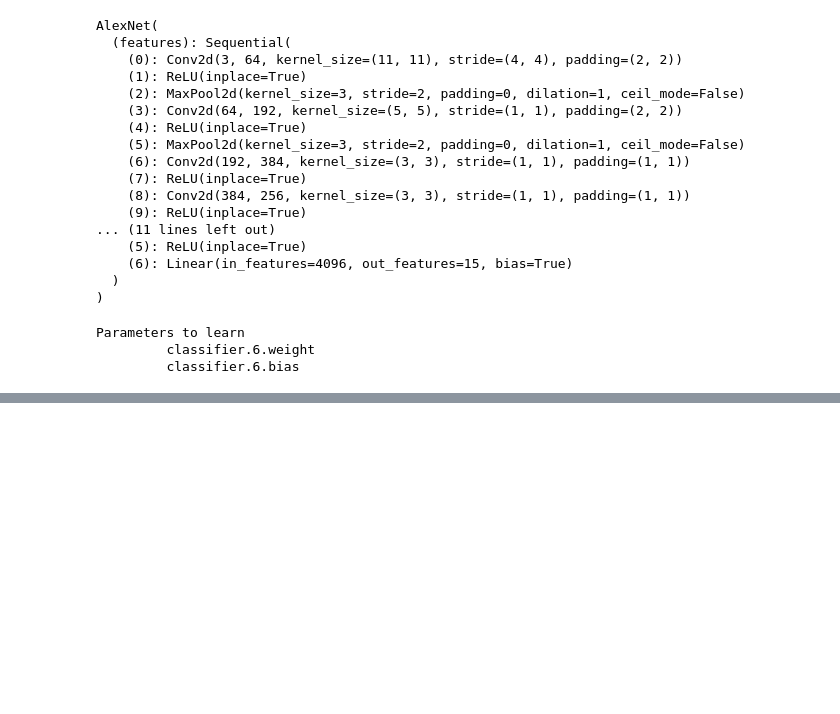
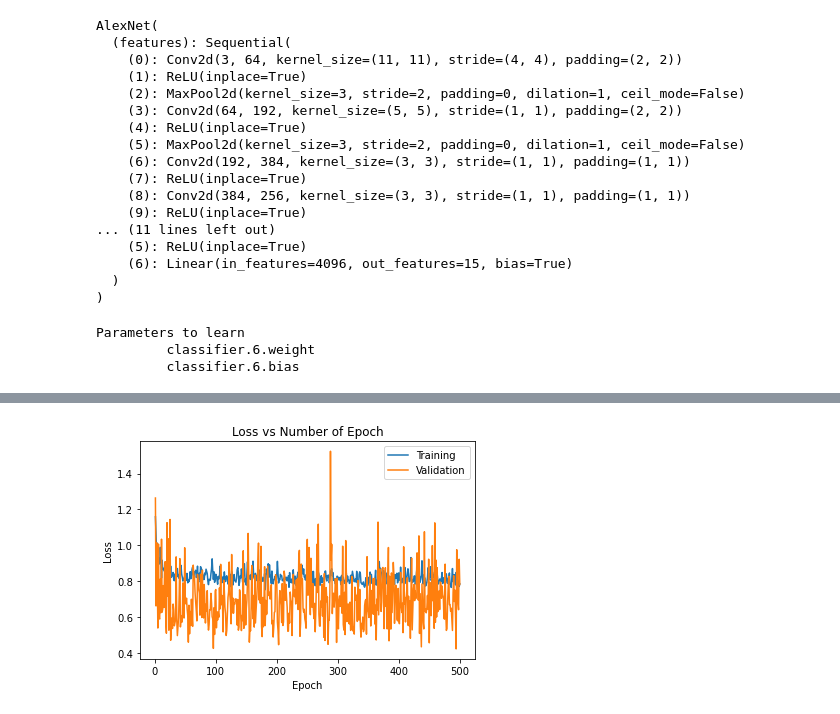
Before and after one commit to Sangeevan/Pesticides_Prescription_For_Leaf_Diseases_Of_Crops, a Jupyter notebook: Model_Training_Pesticides_Prescription_For_Leaf_Diseases_Of_Crops.ipynb, the cells around one changed output, grey strips where cells are left out. Cells and saved outputs as stored; diff of their text form; code cells hidden in the pictures; blank space fills up the shorter version.

```diff
--- a/Model_Training_Pesticides_Prescription_For_Leaf_Diseases_Of_Crops.ipynb
+++ b/Model_Training_Pesticides_Prescription_For_Leaf_Diseases_Of_Crops.ipynb
@@ -231,3 +234,16 @@ plt.show()
+# %%
+# Getting the learning process history in graph
+
+plt.title("Loss vs Number of Epoch")
+plt.xlabel("Epoch")
+plt.ylabel("Loss")
+plt.plot(range(1,num_epochs+1),train_loss_hist,label="Training")
+plt.plot(range(1,num_epochs+1),val_loss_hist,label="Validation")
+plt.xticks(np.arange(0, num_epochs+1, 100))
+plt.legend()
+plt.show()
+# %% [output]
+[figure, added]
 # %%
 # Saving the model
 
```
Also changed, not shown: parts of 2 cells of this notebook, 1 other file.
